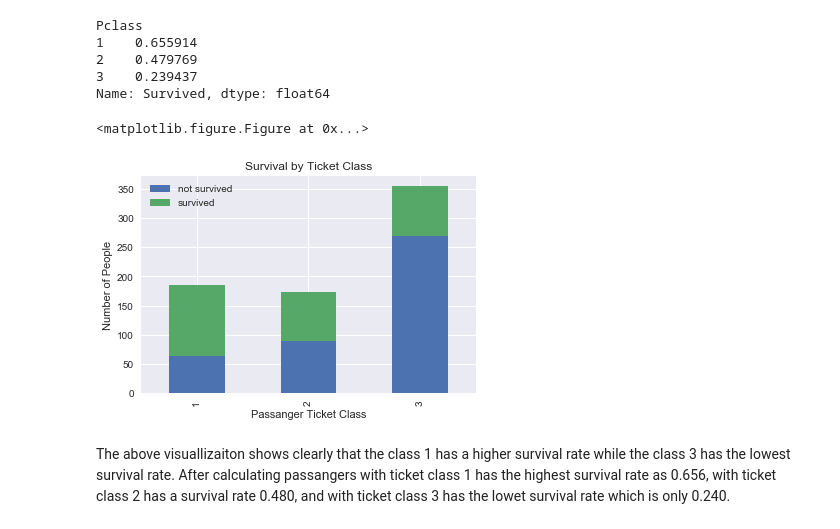
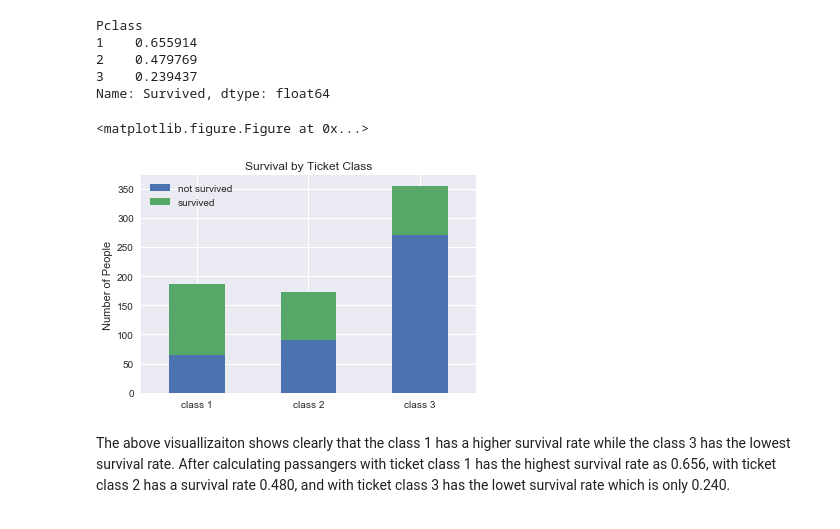
Before and after one commit to lynnxlmiao/Data-Analysis, a Jupyter notebook: Projects/titanic_data_analysis/titanic_data_analysis.ipynb, the cells around one changed output. Cells and saved outputs as stored; diff of their text form; code cells hidden in the pictures.

```diff
--- a/Projects/titanic_data_analysis/titanic_data_analysis.ipynb
+++ b/Projects/titanic_data_analysis/titanic_data_analysis.ipynb
@@ -325,18 +368,20 @@ Name: Survived, dtype: float64
 # %%
 fig = plt.figure()
 
 survived = titanic_data_clean.Pclass[titanic_data_clean.Survived == 1].value_counts()
 not_survived = titanic_data_clean.Pclass[titanic_data_clean.Survived == 0].value_counts()
 df=pd.DataFrame({'survived':survived, 'not survived':not_survived})
 
 df.plot(kind='bar', stacked=True)
 plt.title('Survival by Ticket Class' )
-plt.xlabel('Passanger Ticket Class')
+survival = ('class 1', 'class 2', 'class 3')
+y_pos = np.arange(len(survival))
+plt.xticks(y_pos,survival,rotation='horizontal')
 plt.ylabel('Number of People')
 plt.show()
 # %% [output]
 <matplotlib.figure.Figure at 0x...>
-[figure, old version]
+[figure, new version]
 # %% [markdown]
 The above visuallizaiton shows clearly that the class 1 has a higher survival rate while the class 3 has the lowest survival rate. After calculating passangers with ticket class 1 has the highest survival rate as 0.656, with ticket class 2 has a survival rate 0.480, and with ticket class 3 has the lowet survival rate which is only 0.240.
 # %% [markdown]
```
Also changed, not shown: parts of 18 cells of this notebook, 1 other file.
